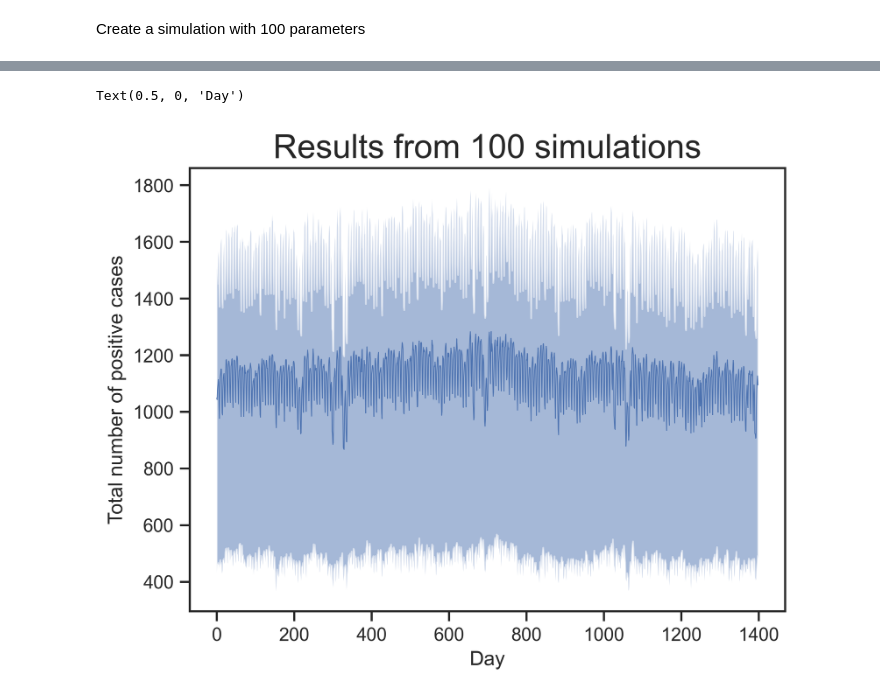
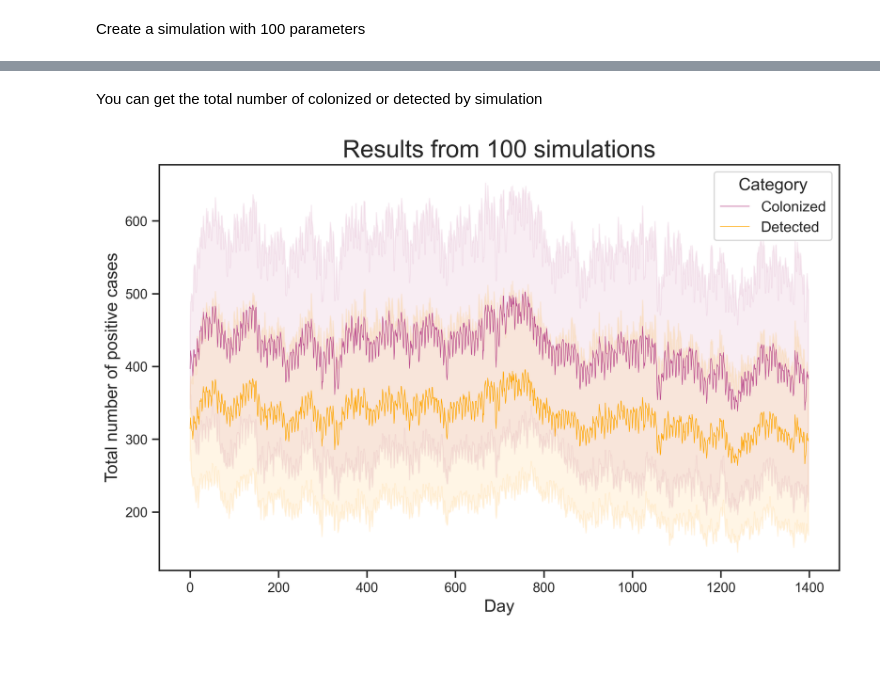
Before and after one commit to RodrigoZepeda/ABM_AMRO, a Jupyter notebook: tutorials/Test_2024.ipynb, the cells around one changed output, grey strips where cells are left out. Cells and saved outputs as stored; diff of their text form; code cells hidden in the pictures; blank space fills up the shorter version.

```diff
--- a/tutorials/Test_2024.ipynb
+++ b/tutorials/Test_2024.ipynb
@@ -166,13 +187,45 @@ array([[ 0.,  1.,  1., ...,  1.,  1.,  0.],
+# %% [markdown]
+You can get the total number of colonized or detected by simulation
 # %%
-#We can aggregate the results with the `summary_of_total_positive` function and obtain quantiles
-quantiles_total_pos = amro.summary_of_total_positive(simulations_100, quantiles=np.array([0.05, 0.95]))
+#We can aggregate the results first by getting the number of total positives per simulation per day
+#(either colonized or detected)
+colonized_sims = amro.total_positive_colonized(simulations_100, n_sims=100)
 
-#Plot
-ax = sns.lineplot(x = quantiles_total_pos[:,0], y = quantiles_total_pos[:,1], linewidth = 0.5)
-ax.fill_between(quantiles_total_pos[:,0], quantiles_total_pos[:,3], quantiles_total_pos[:,4], alpha=0.5)
-ax.set_title('Results from 100 simulations', fontsize=20)
-ax.set_ylabel('Total number of positive cases')
-ax.set_xlabel('Day')
+#And the total number of detected per simulation per day
+detected_sims = amro.total_positive_detected(simulations_100, n_sims=100)
-# %% [output]
-Text(0.5, 0, 'Day')
-[figure, removed]
+# %%
+#And using either the detected or the colonized get the mean and quantiles e can aggregate the results with the `summary_of_total_positive` function and obtain quantiles
+summary_colonized = amro.summary_of_total_positive(colonized_sims, quantiles=np.array([0.05, 0.95]))
+summary_detected  = amro.summary_of_total_positive(detected_sims, quantiles=np.array([0.05, 0.95]))
+# %%
+# Define custom colors
+colonized_color = "#bc5090"  # Blue (or any other hex color you like)
+detected_color = "#ffa600"   # Orange (or any other hex color you prefer)
+
+# Create a single plot
+fig, ax = plt.subplots(figsize=(10, 6))
+
+# Plot colonized
+sns.lineplot(x=summary_colonized[:, 0], y=summary_colonized[:, 1],
+             linewidth=0.5, color=colonized_color, label='Colonized', ax=ax)
+ax.fill_between(summary_colonized[:, 0], summary_colonized[:, 3], summary_colonized[:, 4],
+                alpha=0.1, color=colonized_color)
+
+# Plot detected
+sns.lineplot(x=summary_detected[:, 0], y=summary_detected[:, 1],
+             linewidth=0.5, color=detected_color, label='Detected', ax=ax)
+ax.fill_between(summary_detected[:, 0], summary_detected[:, 3], summary_detected[:, 4],
+                alpha=0.1, color=detected_color)
+
+# Set title and labels
+ax.set_title('Results from 100 simulations', fontsize=20)
+ax.set_xlabel('Day', fontsize=14)
+ax.set_ylabel('Total number of positive cases', fontsize=14)
+
+# Add legend
+ax.legend(title='Category', fontsize=12, title_fontsize=14)
+
+# Display the plot
+plt.show()
+# %% [output]
+[figure, added]
```
Also changed, not shown: parts of 6 cells of this notebook, 5 other files.
